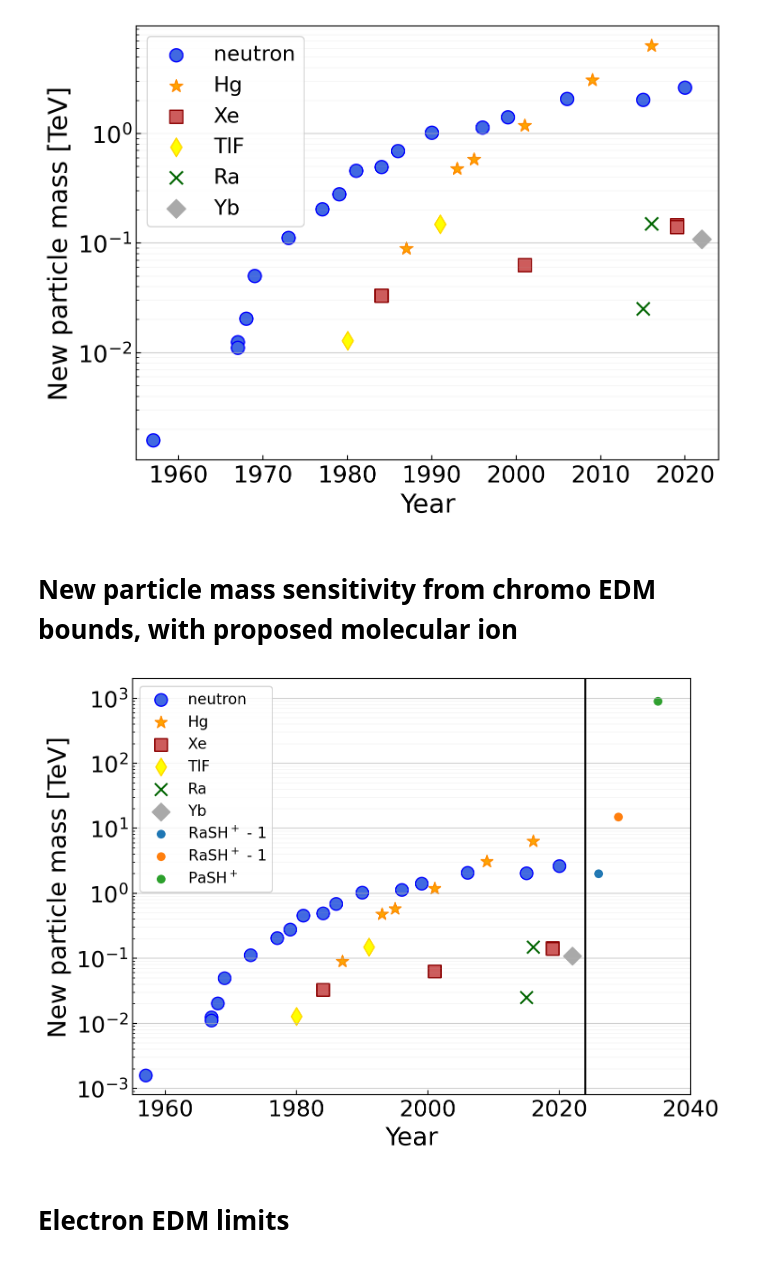
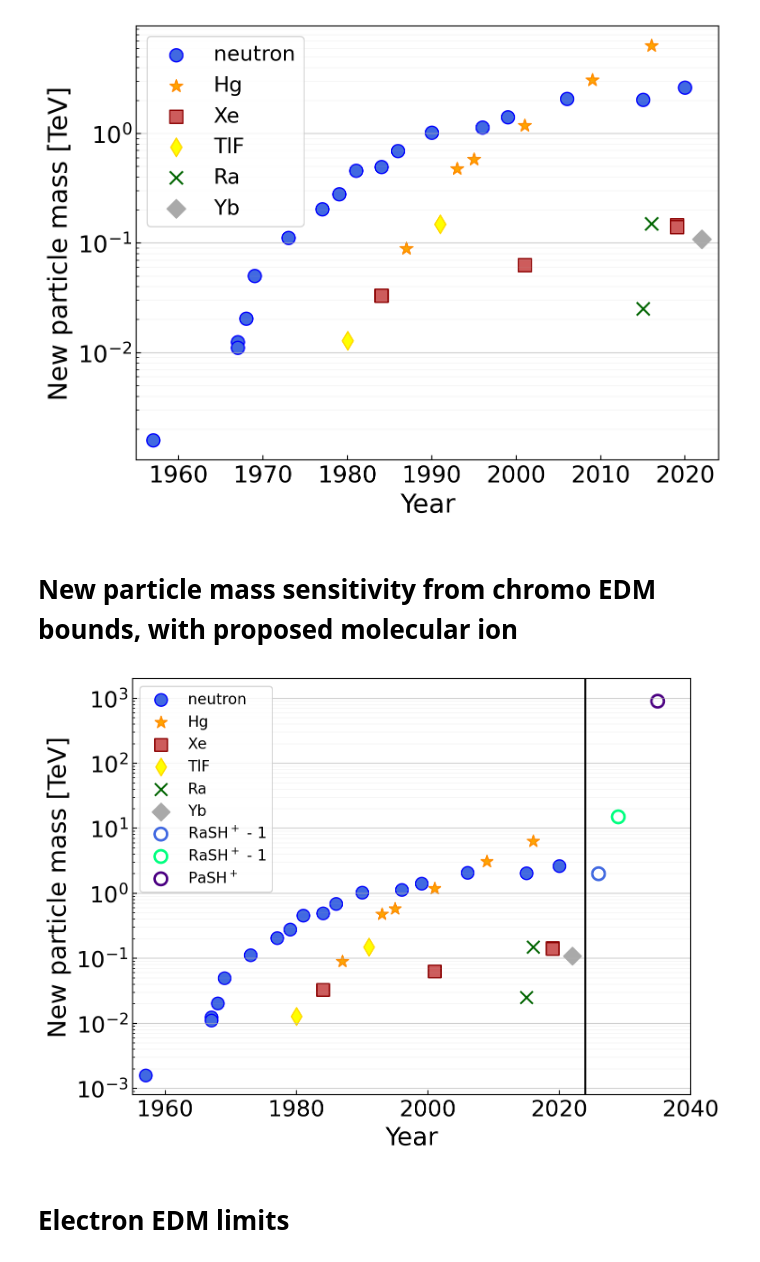
Before and after one commit to Jayich-Lab/EDM-Limits, a Jupyter notebook: EDM Limits.ipynb, the cells around one changed output. Drawn from its saved outputs; the diff is of its cells as text; code cells hidden in the pictures.

```diff
--- a/EDM Limits.ipynb
+++ b/EDM Limits.ipynb
@@ -629,44 +629,44 @@ plt.legend(loc='upper left', fontsize=16)
 save_figures(fig=fig, plot_title="new-particle-limits")
 # %% [output]
 [figure]
-# %% [markdown]
-# New particle mass sensitivity from chromo EDM bounds, with proposed molecular ion
-# %%
-fig, ax = plt.subplots(figsize=(8, 6))
-marker_size = 100
-
-scatter_plot_loop(ax, hadronic_systems, "new_ms")
-ax.axvline(x=2024, color='black', linestyle='-')
-
-ax.scatter(2026, 2, label="RaSH$^+$ - 1")
-ax.scatter(2029, 1.5e1, label="RaSH$^+$ - 1")
-ax.scatter(2035, 9e2, label="PaSH$^+$")
-
-ax.set_yscale("log")
-ax.set_xlim(year_i, 2040)
-ax.set_ylim(8e-4, 2e3)
-
-locmaj = matplotlib.ticker.LogLocator(base=10.0,  numticks=22)
-ax.yaxis.set_major_locator(locmaj)
-
-ax.tick_params(axis="both", which='both', direction="in", labelsize=18)
-ax.grid(axis='y', which='major', ls='-', alpha=ma_alpha)
-ax.grid(axis='y', which='minor', ls='-', alpha=mi_alpha)
-
-plt.locator_params(axis='y', numticks=10)
-
-locmin = matplotlib.ticker.LogLocator(base=10.0,subs=(0.1, 0.2, 0.3, 0.4, 0.5, 0.6, 0.7, 0.8, 0.9),numticks=12)
-ax.yaxis.set_minor_locator(locmin)
-ax.yaxis.set_minor_formatter(matplotlib.ticker.NullFormatter())
-
-fontsize = 20
-ax.set_ylabel("New particle mass [TeV]", fontsize=fontsize)
-ax.set_xlabel("Year", fontsize=fontsize)
-plt.legend(loc='upper left', fontsize=12)
-
-save_figures(fig=fig, plot_title="new-particle-limits-with-proposed_candidate")
-# %% [output]
-[figure, removed]
+# %% [markdown]
+# New particle mass sensitivity from chromo EDM bounds, with proposed molecular ion
+# %%
+fig, ax = plt.subplots(figsize=(8, 6))
+marker_size = 100
+
+scatter_plot_loop(ax, hadronic_systems, "new_ms")
+ax.axvline(x=2024, color='black', linestyle='-')
+
+ax.scatter(2026, 2, marker='o', edgecolors='royalblue', linewidths=2, facecolors='none', label="RaSH$^+$ - 1", s=100)
+ax.scatter(2029, 1.5e1, marker='o', edgecolors='springgreen', linewidths=2, facecolors='none', label="RaSH$^+$ - 1", s=100)
+ax.scatter(2035, 9e2, marker='o', edgecolors='indigo', linewidths=2, facecolors='none', label="PaSH$^+$", s=100)
+
+ax.set_yscale("log")
+ax.set_xlim(year_i, 2040)
+ax.set_ylim(8e-4, 2e3)
+
+locmaj = matplotlib.ticker.LogLocator(base=10.0,  numticks=22)
+ax.yaxis.set_major_locator(locmaj)
+
+ax.tick_params(axis="both", which='both', direction="in", labelsize=18)
+ax.grid(axis='y', which='major', ls='-', alpha=ma_alpha)
+ax.grid(axis='y', which='minor', ls='-', alpha=mi_alpha)
+
+plt.locator_params(axis='y', numticks=10)
+
+locmin = matplotlib.ticker.LogLocator(base=10.0,subs=(0.1, 0.2, 0.3, 0.4, 0.5, 0.6, 0.7, 0.8, 0.9),numticks=12)
+ax.yaxis.set_minor_locator(locmin)
+ax.yaxis.set_minor_formatter(matplotlib.ticker.NullFormatter())
+
+fontsize = 20
+ax.set_ylabel("New particle mass [TeV]", fontsize=fontsize)
+ax.set_xlabel("Year", fontsize=fontsize)
+plt.legend(loc='upper left', fontsize=12)
+
+save_figures(fig=fig, plot_title="new-particle-limits-with-proposed_candidate")
+# %% [output]
+[figure, added]
 # %% [markdown]
 # Electron EDM limits
 # %% [markdown]
```
Also changed, not shown: 2 other files.
